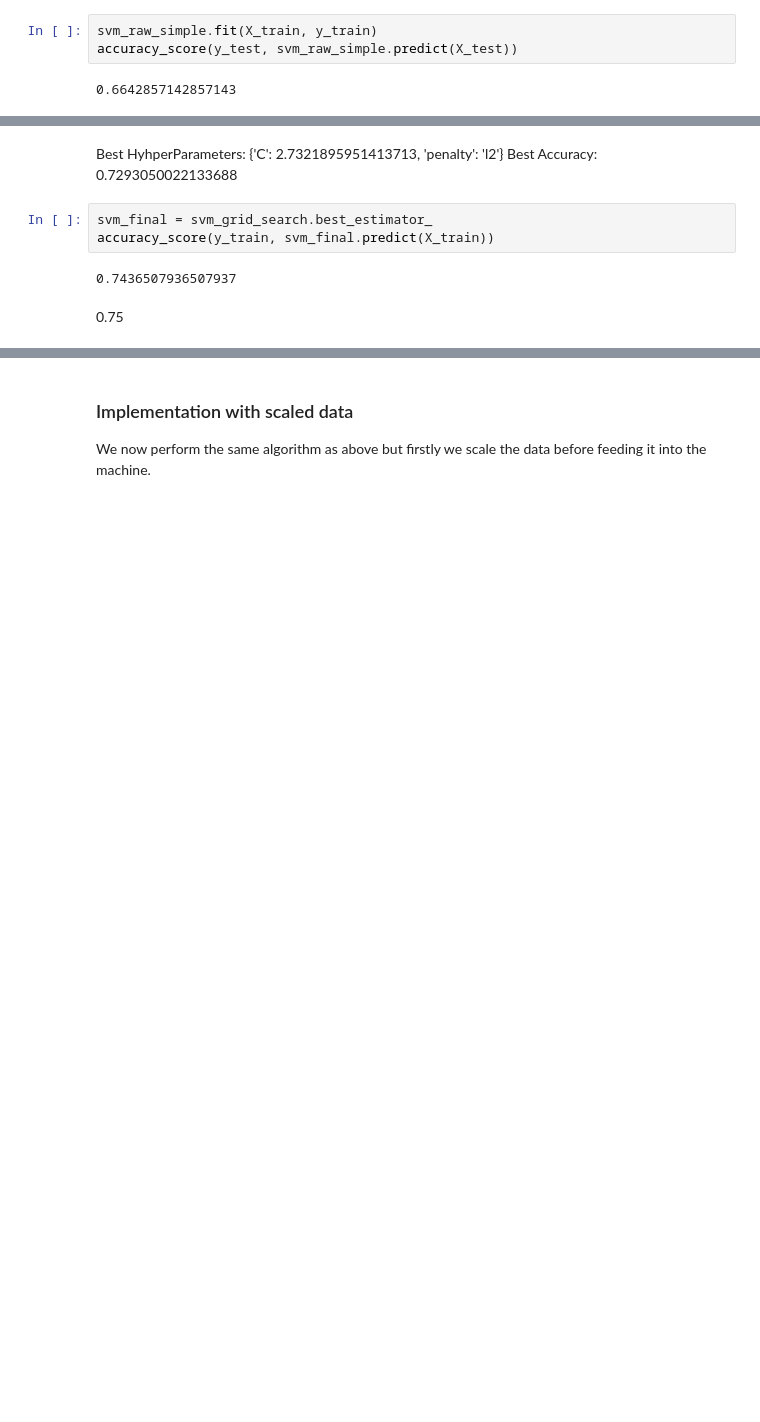
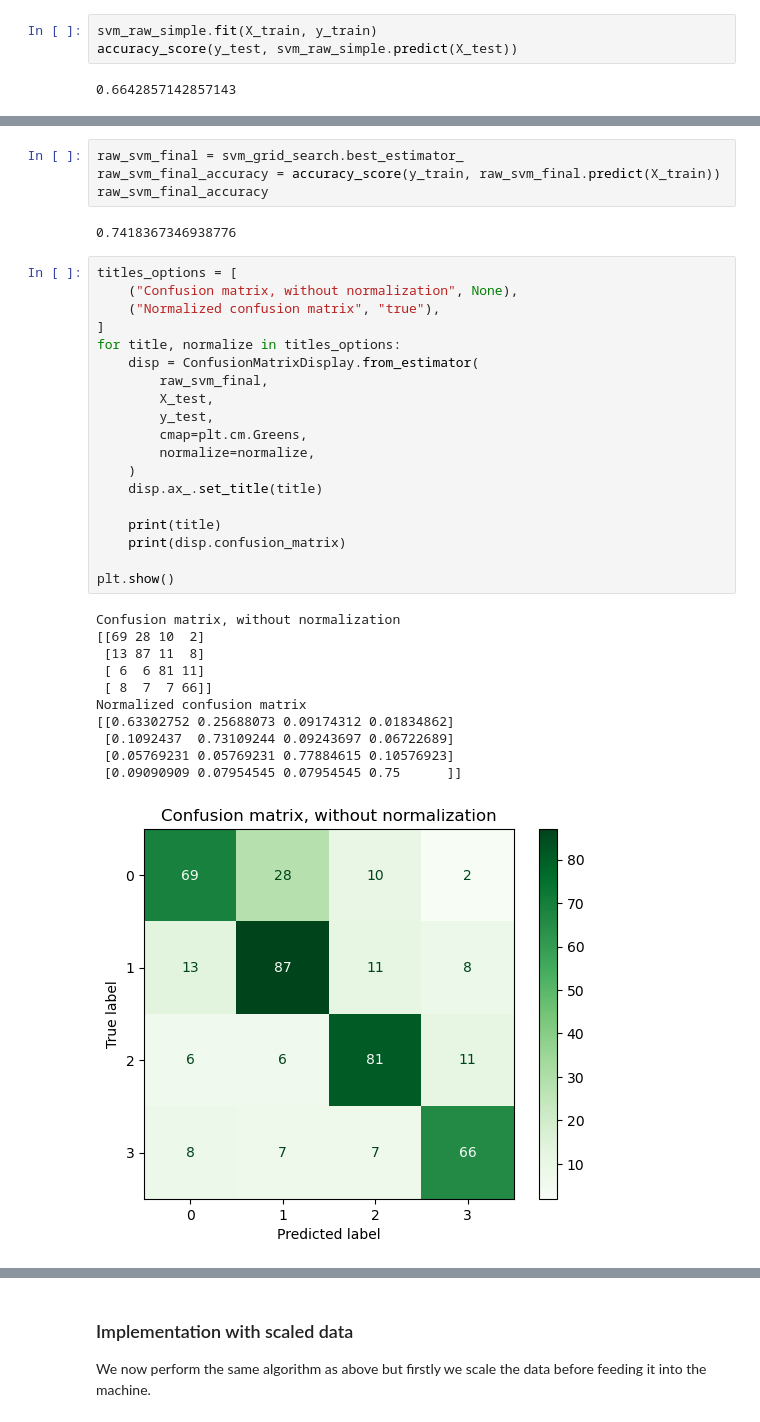
Before and after one commit to alessandropranzo/ml-individual-project, a Jupyter notebook: project.ipynb, the cells around one changed output, grey strips where cells are left out. Drawn from its saved outputs; the diff is of its cells as text; blank space fills up the shorter version.

```diff
--- a/project.ipynb
+++ b/project.ipynb
@@ -421,10 +406,37 @@ Best Accuracy: 0.7293650793650794
-# %% [markdown]
-Best HyhperParameters: {'C': 2.7321895951413713, 'penalty': 'l2'}
-Best Accuracy: 0.7293050022133688
 # %%
-svm_final = svm_grid_search.best_estimator_
-accuracy_score(y_train, svm_final.predict(X_train))
+raw_svm_final = svm_grid_search.best_estimator_
+raw_svm_final_accuracy = accuracy_score(y_train, raw_svm_final.predict(X_train))
+raw_svm_final_accuracy
 # %% [output]
-0.7436507936507937
+0.7418367346938776
-# %% [markdown]
-0.75
+# %%
+titles_options = [
+    ("Confusion matrix, without normalization", None),
+    ("Normalized confusion matrix", "true"),
+]
+for title, normalize in titles_options:
+    disp = ConfusionMatrixDisplay.from_estimator(
+        raw_svm_final,
+        X_test,
+        y_test,
+        cmap=plt.cm.Greens,
+        normalize=normalize,
+    )
+    disp.ax_.set_title(title)
+
+    print(title)
+    print(disp.confusion_matrix)
+
+plt.show()
+# %% [output]
+Confusion matrix, without normalization
+[[69 28 10  2]
+ [13 87 11  8]
+ [ 6  6 81 11]
+ [ 8  7  7 66]]
+Normalized confusion matrix
+[[0.63302752 0.25688073 0.09174312 0.01834862]
+ [0.1092437  0.73109244 0.09243697 0.06722689]
+ [0.05769231 0.05769231 0.77884615 0.10576923]
+ [0.09090909 0.07954545 0.07954545 0.75      ]]
+[figure, added]
```
Also changed, not shown: parts of 45 cells of this notebook.
